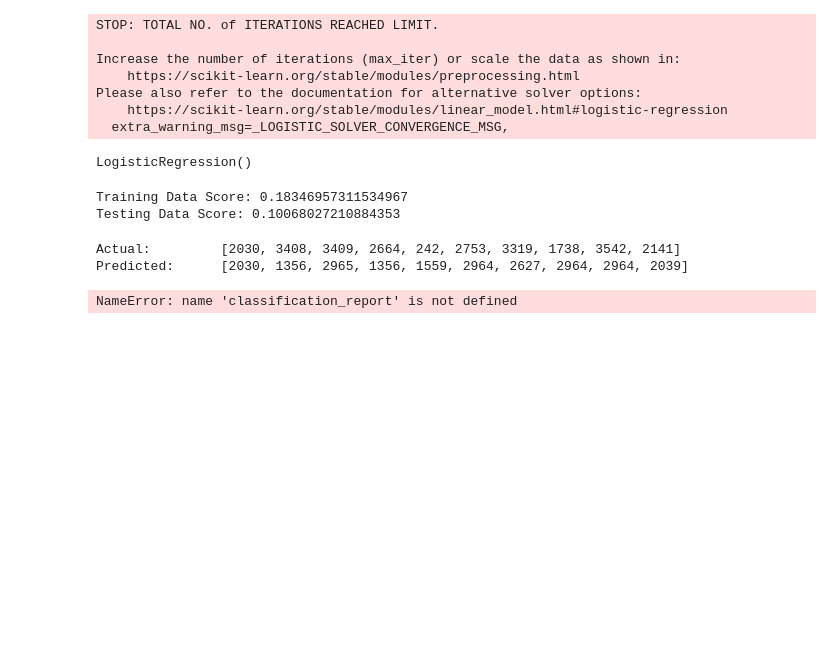
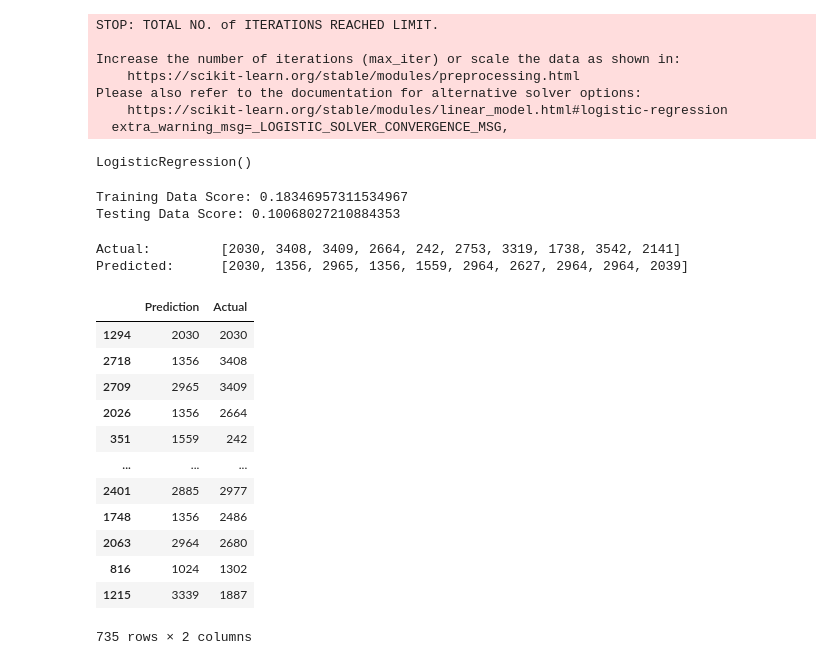
Before and after one commit to nataliecagno/Rutgers_Final_Project, a Jupyter notebook: Machine Learning Model Adoptability D1.ipynb, the cells around one changed output. Cells and saved outputs as stored; diff of their text form; code cells hidden in the pictures; blank space fills up the shorter version.

```diff
--- a/Machine Learning Model Adoptability D1.ipynb
+++ b/Machine Learning Model Adoptability D1.ipynb
@@ -315,8 +315,20 @@ print(f'Predicted:\t{list(classifier.predict(X_test[:10]))}')
 # %% [output]
 Actual:         [2030, 3408, 3409, 2664, 242, 2753, 3319, 1738, 3542, 2141]
 Predicted:      [2030, 1356, 2965, 1356, 1559, 2964, 2627, 2964, 2964, 2039]
-# %%
-report = classification_report(y_test, y_pred)
-print(report)
-# %% [output]
-NameError: name 'classification_report' is not defined
+# %%
+predictions = classifier.predict(X_test)
+pd.DataFrame({"Prediction": predictions, "Actual": y_test})
+# %% [output]
+|  | Prediction | Actual |
+| 1294 | 2030 | 2030 |
+| 2718 | 1356 | 3408 |
+| 2709 | 2965 | 3409 |
+| 2026 | 1356 | 2664 |
+| 351 | 1559 | 242 |
+| ... | ... | ... |
+| 2401 | 2885 | 2977 |
+| 1748 | 1356 | 2486 |
+| 2063 | 2964 | 2680 |
+| 816 | 1024 | 1302 |
+| 1215 | 3339 | 1887 |
+735 rows × 2 columns
```
